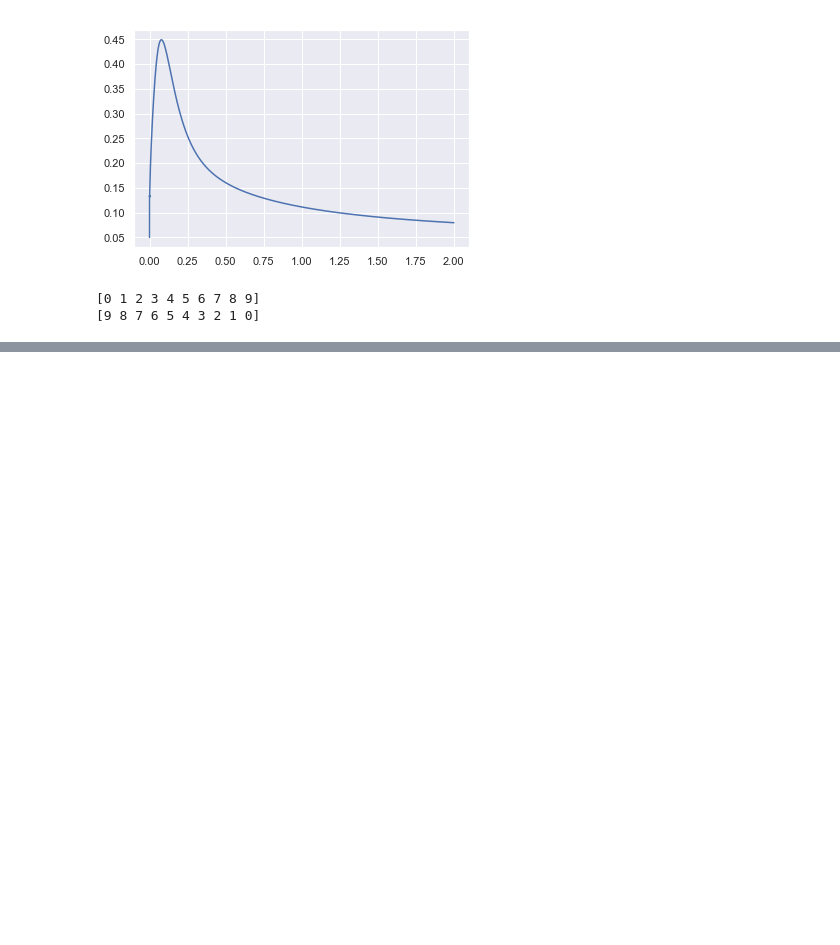
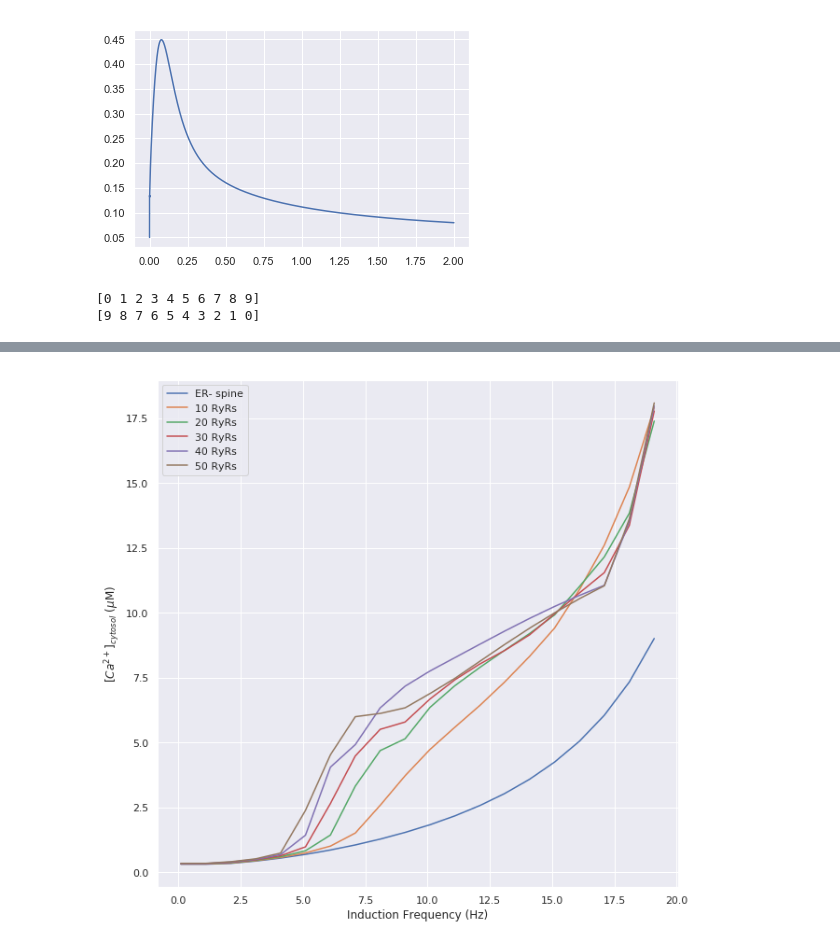
Before and after one commit to vjaltare/Metaplasticity-Memory, a Jupyter notebook: supplementary_RyR_analysis.ipynb, the cells around one changed output, grey strips where cells are left out. Cells and saved outputs as stored; diff of their text form; code cells hidden in the pictures; blank space fills up the shorter version.

```diff
--- a/supplementary_RyR_analysis.ipynb
+++ b/supplementary_RyR_analysis.ipynb
@@ -721,3 +745,45 @@ plt.plot(t4, CaTimeCourse[:,100])
+# %%
+# tmp0 = pd.read_csv('rdp25_0_0.csv')
+# tmp10 = pd.read_csv('rdp25_0_10_1.csv')
+# tmp20 = pd.read_csv('rdp25_0_20_1.csv')
+# tmp30 = pd.read_csv('rdp25_0_30_1.csv')
+# tmp40 = pd.read_csv('rdp25_0_40_1.csv')
+# tmp50 = pd.read_csv('rdp25_0_50_1.csv')
+
+# temp0 = np.array(tmp0)
+# temp10 = np.array(tmp10)
+# temp20 = np.array(tmp20)
+# temp30 = np.array(tmp30)
+# temp40 = np.array(tmp40)
+# temp50 = np.array(tmp50)
+
+# var0 = [np.max(temp0[:,i]) for i in range(fTrace.shape[0])]
+# var10 = [np.max(temp10[:,i]) for i in range(fTrace.shape[0])]
+# var20 = [np.max(temp20[:,i]) for i in range(fTrace.shape[0])]
+# var30 = [np.max(temp30[:,i]) for i in range(fTrace.shape[0])]
+# var40 = [np.max(temp40[:,i]) for i in range(fTrace.shape[0])]
+# var50 = [np.max(temp50[:,i]) for i in range(fTrace.shape[0])]
+
+# print(temp0.shape)
+# print(temp10.shape)
+# print(temp20.shape)
+# print(temp30.shape)
+# print(temp40.shape)
+# print(temp50.shape)
+
+plt.figure(figsize = (10,10))
+plt.plot(fTrace, var0, label = 'ER- spine')
+plt.plot(fTrace, var10, label = '10 RyRs')
+plt.plot(fTrace, var20, label = '20 RyRs')
+plt.plot(fTrace, var30, label = '30 RyRs')
+plt.plot(fTrace, var40, label = '40 RyRs')
+plt.plot(fTrace, var50, label = '50 RyRs')
+plt.xlabel('Induction Frequency (Hz)')
+plt.ylabel('[$Ca^{2+}]_{cytosol}$ ($\mu$M)')
+plt.legend()
+plt.show()
+# %% [output]
+[figure, added]
 # %%
 tau_refill = 1e0 #s
 fTrace = np.arange(0.1, 20.1, 0.1)
```
Also changed, not shown: parts of 8 cells of this notebook.
